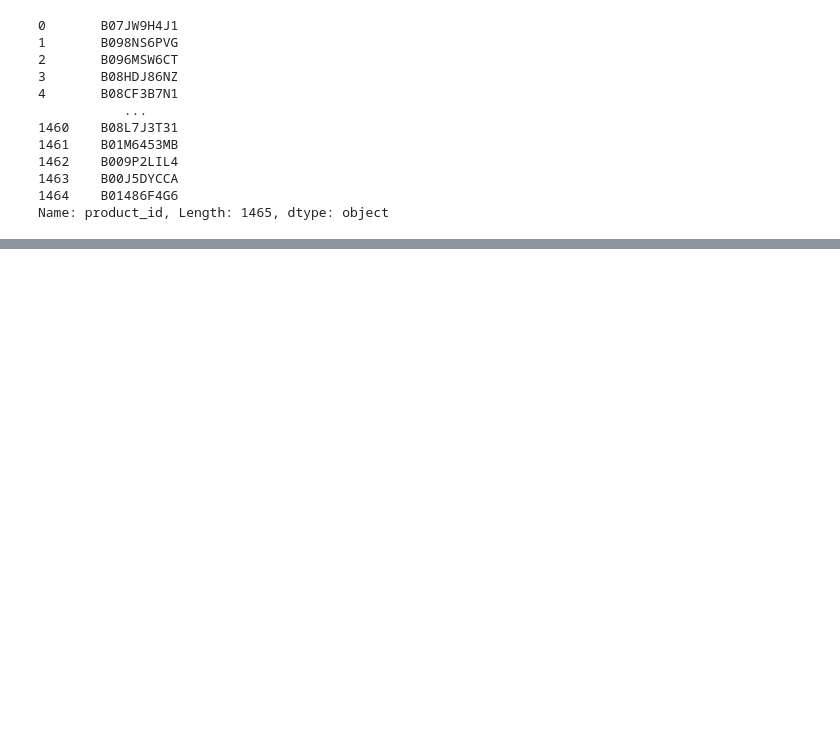
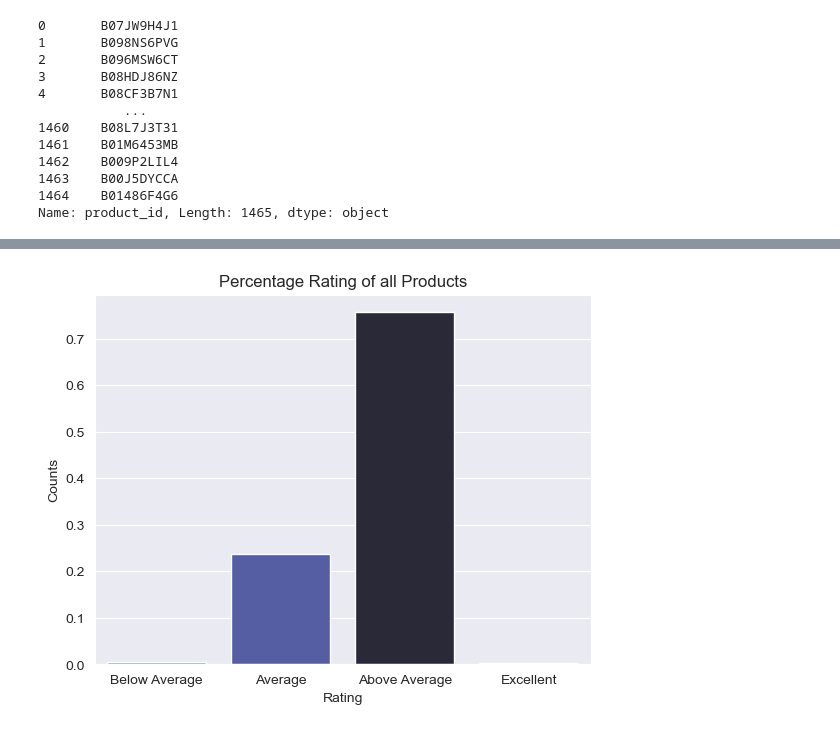
Before and after one commit to Bidkar2912/Amazon_Sales, a Jupyter notebook: Amazon_Sales_Analysis.ipynb, the cells around one changed output, grey strips where cells are left out. Drawn from its saved outputs; the diff is of its cells as text; code cells hidden in the pictures; blank space fills up the shorter version.

```diff
--- a/Amazon_Sales_Analysis.ipynb
+++ b/Amazon_Sales_Analysis.ipynb
@@ -484,0 +485,5 @@ plt.show()
+# %%
+rating_order = ['Below Average', 'Average', 'Above Average', 'Excellent']
+
+rating_count = df['rating_category'].value_counts(normalize = True).rename_axis('Rating').reset_index(name = 'Counts')
+rating_count.head()
@@ -484,0 +496,5 @@ plt.show()
+# %%
+percent_plot=sns.barplot(data = rating_count, x='Rating', y = 'Counts',
+            order = rating_order).set_title("Percentage Rating of all Products")
+# %% [output]
+[figure, added]
```
Also changed, not shown: parts of 47 cells of this notebook.
